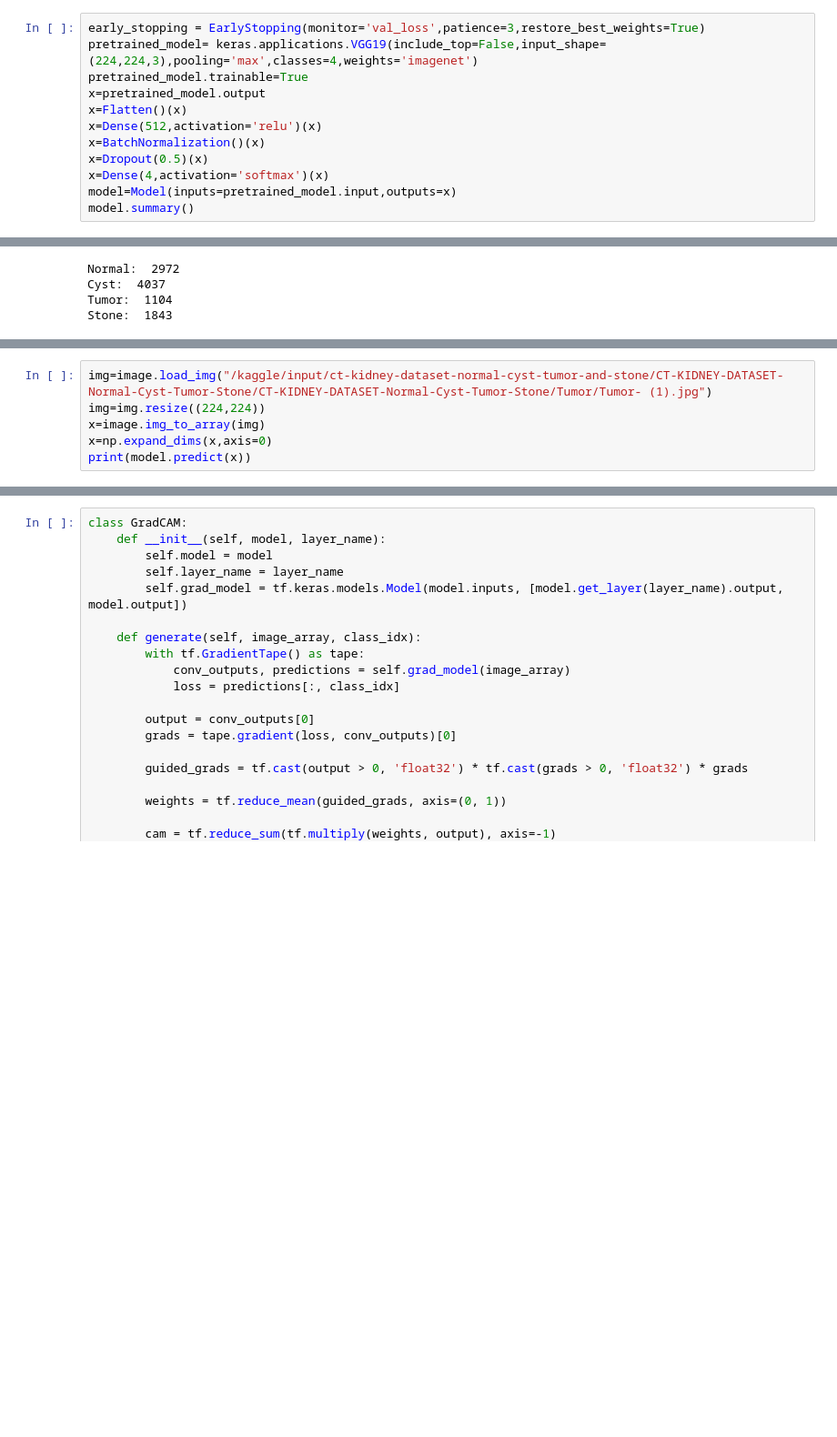
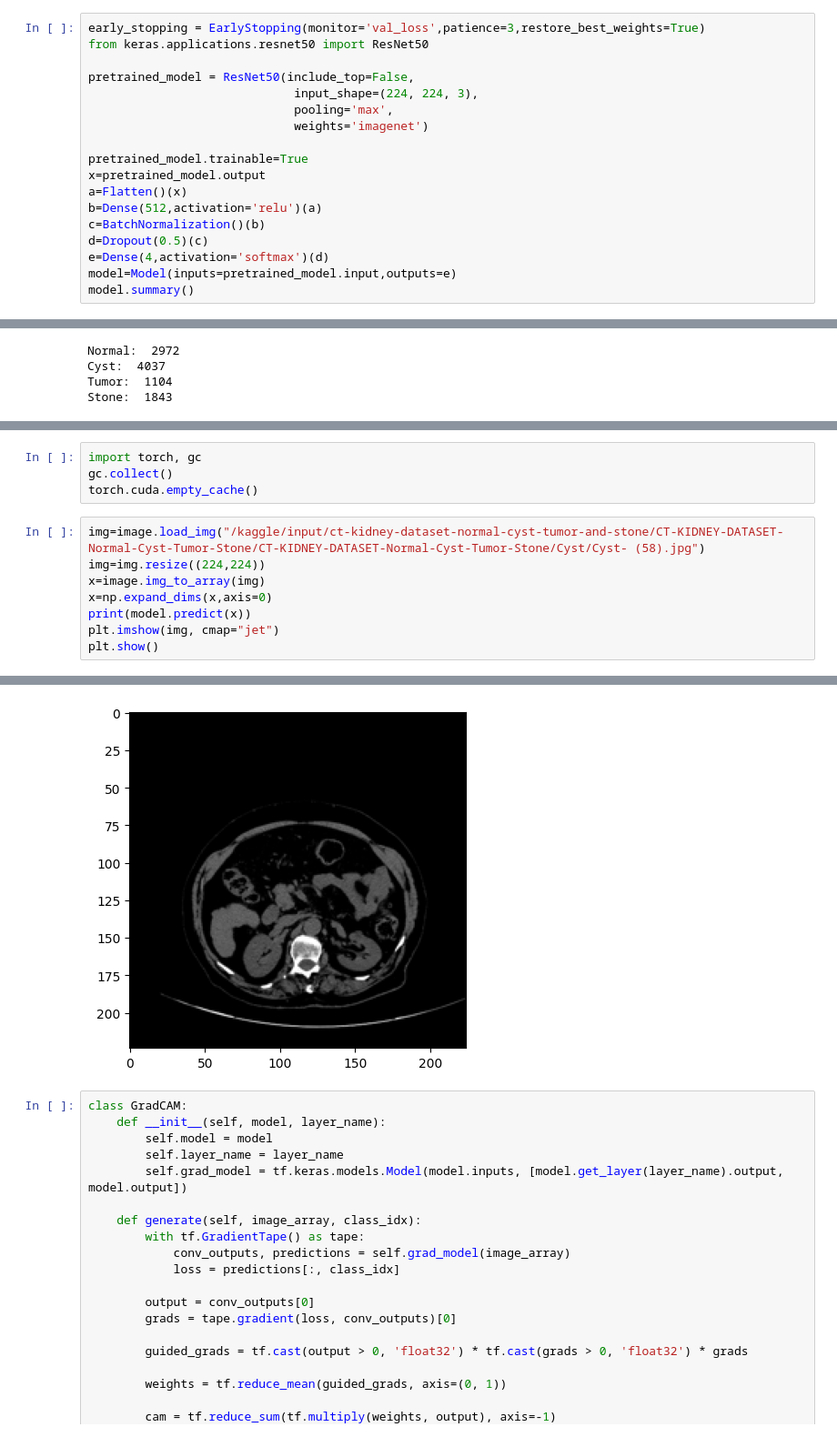
Before and after one commit to Sivakumar-Navaneeth/CNN_Visualizations, a Jupyter notebook: grad-cam-for-kidney-dataset.ipynb, the cells around one changed output, grey strips where cells are left out. Shown at 91% size. Cells and saved outputs as stored; diff of their text form; blank space fills up the shorter version.

```diff
--- a/grad-cam-for-kidney-dataset.ipynb
+++ b/grad-cam-for-kidney-dataset.ipynb
@@ -90,14 +90,20 @@ train_data,test_data,train_labels,test_labels = train_test_split(train_data_all,
 train_data,val_data,train_labels,val_labels = train_test_split(train_data_all,train_labels_all,test_size=0.2,random_state=47)
 # %%
 early_stopping = EarlyStopping(monitor='val_loss',patience=3,restore_best_weights=True)
-pretrained_model= keras.applications.VGG19(include_top=False,input_shape=(224,224,3),pooling='max',classes=4,weights='imagenet')
+from keras.applications.resnet50 import ResNet50
+
+pretrained_model = ResNet50(include_top=False,
+                             input_shape=(224, 224, 3),
+                             pooling='max',
+                             weights='imagenet')
+
 pretrained_model.trainable=True
 x=pretrained_model.output
-x=Flatten()(x)
-x=Dense(512,activation='relu')(x)
-x=BatchNormalization()(x)
-x=Dropout(0.5)(x)
-x=Dense(4,activation='softmax')(x)
-model=Model(inputs=pretrained_model.input,outputs=x)
+a=Flatten()(x)
+b=Dense(512,activation='relu')(a)
+c=BatchNormalization()(b)
+d=Dropout(0.5)(c)
+e=Dense(4,activation='softmax')(d)
+model=Model(inputs=pretrained_model.input,outputs=e)
 model.summary()
 # %% [output]
@@ -219,8 +183,14 @@ Epoch 25/25
 <keras.src.callbacks.history.History at 0x...>
+# %%
+import torch, gc
+gc.collect()
+torch.cuda.empty_cache()
 # %%
-img=image.load_img("/kaggle/input/ct-kidney-dataset-normal-cyst-tumor-and-stone/CT-KIDNEY-DATASET-Normal-Cyst-Tumor-Stone/CT-KIDNEY-DATASET-Normal-Cyst-Tumor-Stone/Tumor/Tumor- (1).jpg")
+img=image.load_img("/kaggle/input/ct-kidney-dataset-normal-cyst-tumor-and-stone/CT-KIDNEY-DATASET-Normal-Cyst-Tumor-Stone/CT-KIDNEY-DATASET-Normal-Cyst-Tumor-Stone/Cyst/Cyst- (58).jpg")
 img=img.resize((224,224))
 x=image.img_to_array(img)
 x=np.expand_dims(x,axis=0)
 print(model.predict(x))
+plt.imshow(img, cmap="jet")
+plt.show()
 # %% [output]
@@ -229,3 +199,4 @@ print(model.predict(x))
+[figure, added]
 # %%
 class GradCAM:
     def __init__(self, model, layer_name):
```
Also changed, not shown: parts of 12 cells of this notebook.
